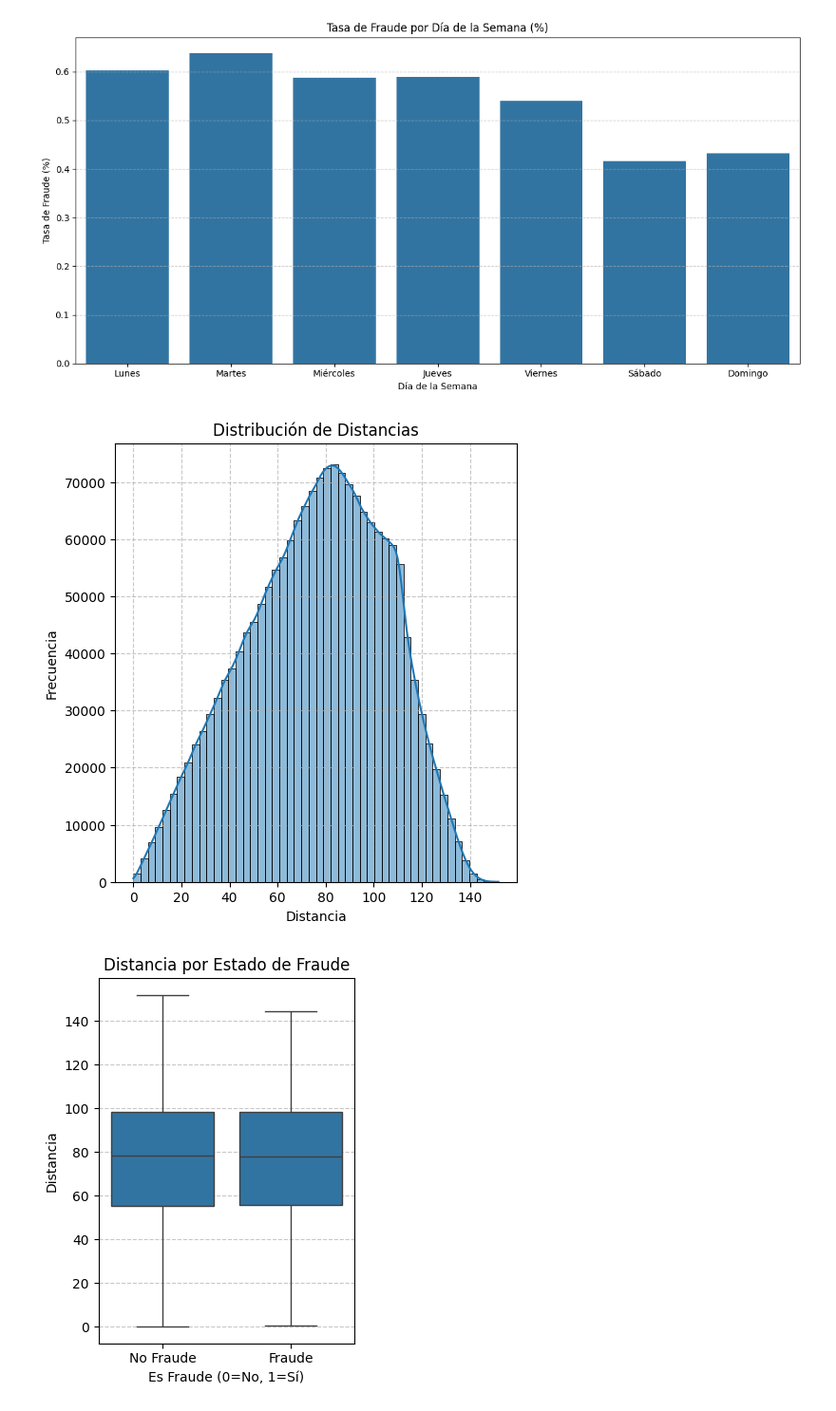
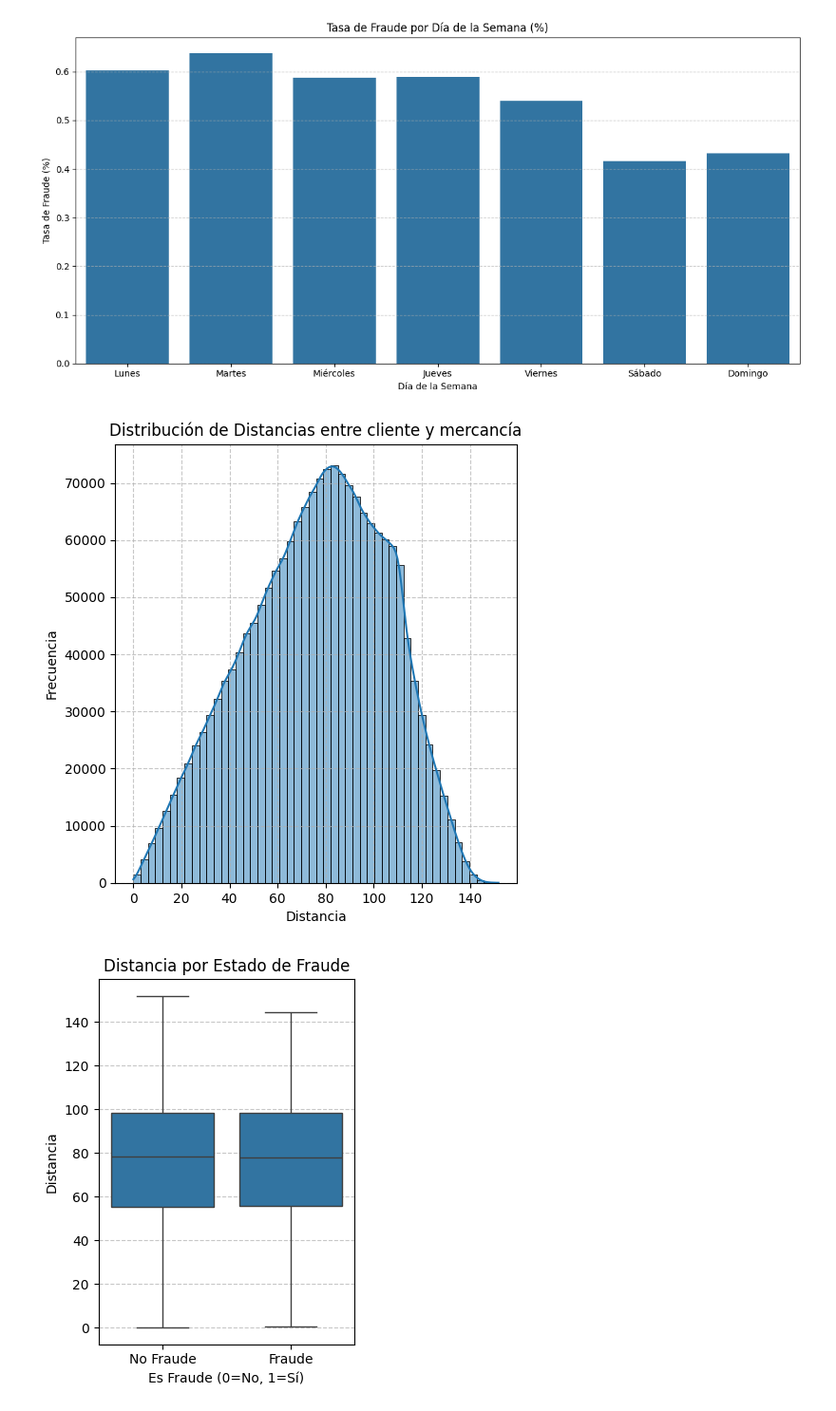
Before and after one commit to erickguerra22/SDS_Proyecto_PlusTI, a Jupyter notebook: eda_var_eng.ipynb, the cells around one changed output. Shown at 95% size. Drawn from its saved outputs; the diff is of its cells as text; code cells hidden in the pictures.

```diff
--- a/eda_var_eng.ipynb
+++ b/eda_var_eng.ipynb
@@ -196,13 +195,13 @@ plt.show()
 # %%
 plt.figure(figsize=(12, 6))
 plt.subplot(1, 2, 1)
 sns.histplot(df['dist_between_client_and_merch'], bins=50, kde=True)
-plt.title('Distribución de Distancias')
+plt.title('Distribución de Distancias entre cliente y mercancía')
 plt.xlabel('Distancia')
 plt.ylabel('Frecuencia')
 plt.grid(linestyle='--', alpha=0.7)
 # %% [output]
-[figure, old version]
+[figure, new version]
 # %%
 plt.subplot(1, 2, 2)
 sns.boxplot(x='is_fraud', y='dist_between_client_and_merch', data=df)
```
Also changed, not shown: parts of 4 cells of this notebook, 1 other file.
